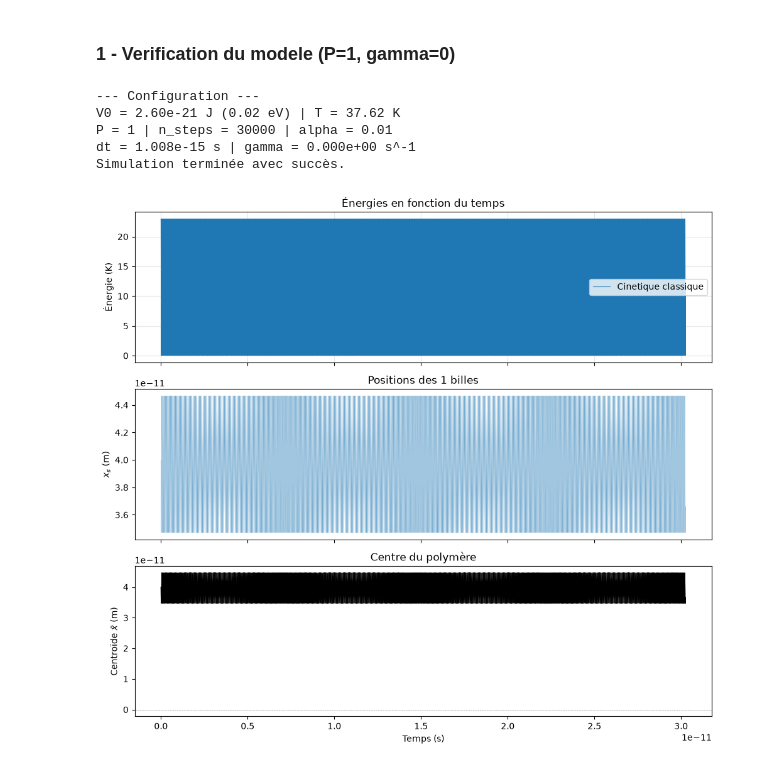
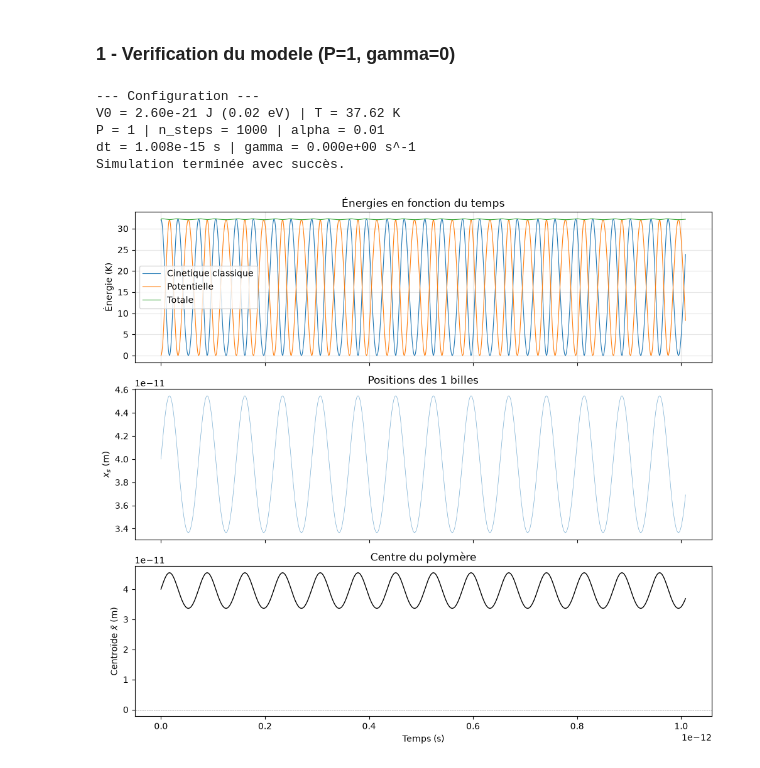
Before and after one commit to Djoto15/MSN_project12, a Jupyter notebook: notes.ipynb, the cells around one changed output. Cells and saved outputs as stored; diff of their text form; code cells hidden in the pictures.

```diff
--- a/notes.ipynb
+++ b/notes.ipynb
@@ -48,50 +48,35 @@ def run_simulation(
 # %% [markdown]
 ### 1 - Verification du modele (P=1, gamma=0)
 # %%
-# --- Paramètres modifiables ---
-N_STEPS = 30000
-P_VAL = 1           # Nombre de billes (Trotter number)
-GAMMA_VAL = 0     # None pour valeur par défaut (0.1 w_p / 2pi), ou 0.0 pour NVE
-ALPHA_VAL = 1 / 100  # Fraction de période pour le pas dt
-XC_VAL = None        # Position fixée du centroïde (m), ou None si libre
-SEED = None
+# --- Simulation & resultats ---
+sim, res = run_simulation(n_steps=1000, P=1, gamma=0, alpha=1/100, xc=None, seed=None)
 
-# Lancement
-sim, res = run_simulation(
-    n_steps=N_STEPS,
-    P=P_VAL,
-    gamma=GAMMA_VAL,
-    alpha=ALPHA_VAL,
-    xc=XC_VAL,
-    seed=SEED,
-)
+fig, axes = plt.subplots(3, 1, figsize=(10, 9), sharex=True)
+
+axes[0].plot(res.t, res.e_kin_class_kelvin, label="Cinetique classique", lw=0.8)
+axes[0].plot(res.t, res.e_pot_kelvin, label="Potentielle", lw=0.8)
+axes[0].plot(res.t, res.e_pot_kelvin + res.e_kin_class_kelvin, label="Totale", lw=0.8)
+axes[0].set_ylabel("Énergie (K)")
+axes[0].legend()
+axes[0].grid(True, alpha=0.3)
+axes[0].set_title("Énergies en fonction du temps")
+
+axes[1].plot(res.t, res.X, lw=0.5, alpha=0.6)
+axes[1].set_ylabel("$x_s$ (m)")
+axes[1].set_title(f"Positions des {res.P} billes")
+
+axes[2].plot(res.t, res.centroid, color="k", lw=1)
+axes[2].axhline(0, color="gray", ls="--", lw=0.5)
+axes[2].set_ylabel(r"Centroïde $\bar{x}$ (m)")
+axes[2].set_xlabel("Temps (s)")
+axes[2].set_title("Centre du polymère")
+
+fig.tight_layout()
+plt.show()
 # %% [output]
 --- Configuration ---
 V0 = 2.60e-21 J (0.02 eV) | T = 37.62 K
-P = 1 | n_steps = 30000 | alpha = 0.01
+P = 1 | n_steps = 1000 | alpha = 0.01
 dt = 1.008e-15 s | gamma = 0.000e+00 s^-1
 Simulation terminée avec succès.
+[figure, added]
-# %%
-
-fig, axes = plt.subplots(3, 1, figsize=(10, 9), sharex=True)
-
-axes[0].plot(res.t, res.e_kin_class_kelvin, label="Cinetique classique", lw=0.8)
-axes[0].set_ylabel("Énergie (K)")
-axes[0].legend()
-axes[0].grid(True, alpha=0.3)
-axes[0].set_title("Énergies en fonction du temps")
-
-axes[1].plot(res.t, res.X, lw=0.5, alpha=0.6)
-axes[1].set_ylabel("$x_s$ (m)")
-axes[1].set_title(f"Positions des {res.P} billes")
-
-axes[2].plot(res.t, res.centroid, color="k", lw=1)
-axes[2].axhline(0, color="gray", ls="--", lw=0.5)
-axes[2].set_ylabel(r"Centroïde $\bar{x}$ (m)")
-axes[2].set_xlabel("Temps (s)")
-axes[2].set_title("Centre du polymère")
-
-fig.tight_layout()
-plt.show()
-# %% [output]
-[figure, removed]
```
Also changed, not shown: parts of 6 cells of this notebook, 1 other file.
